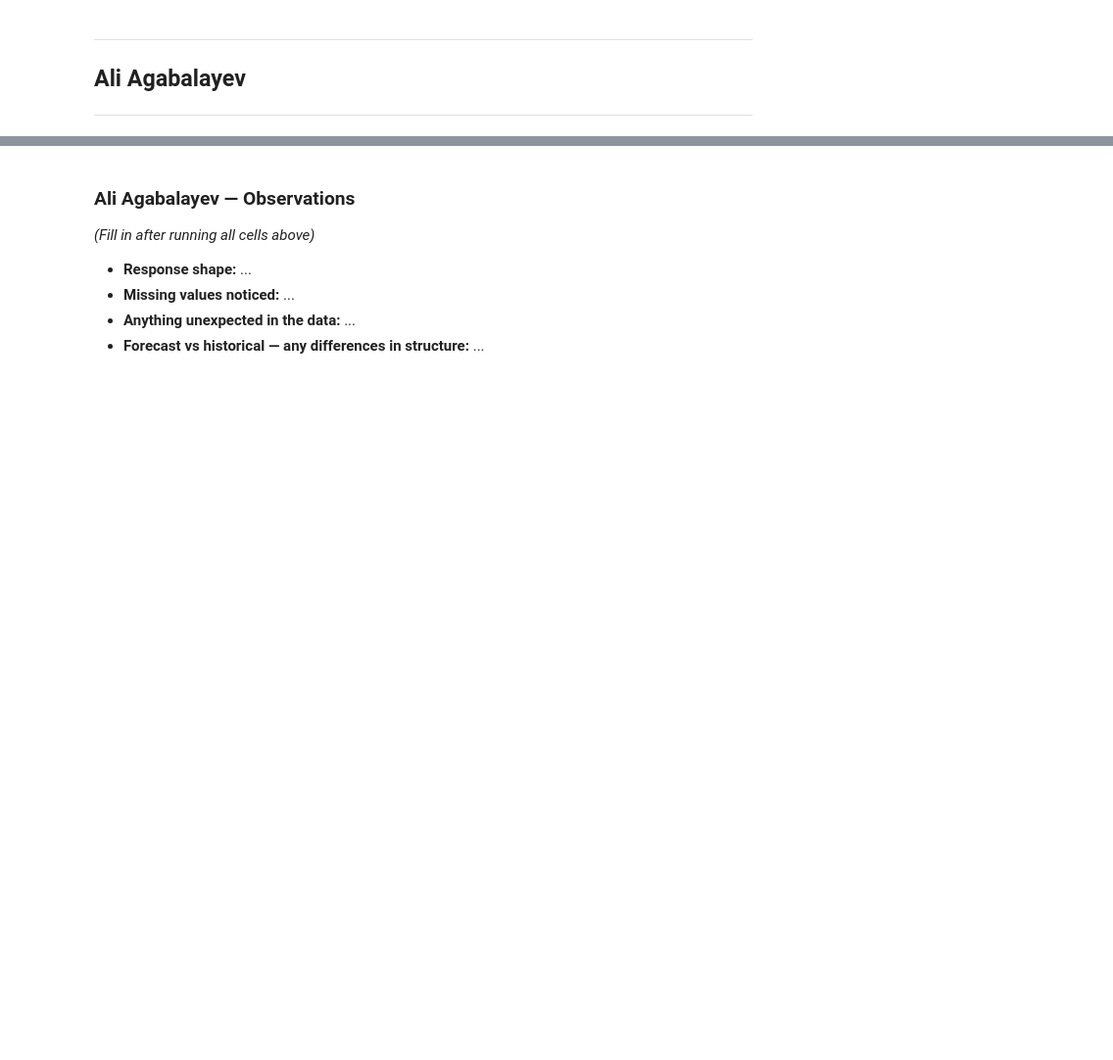
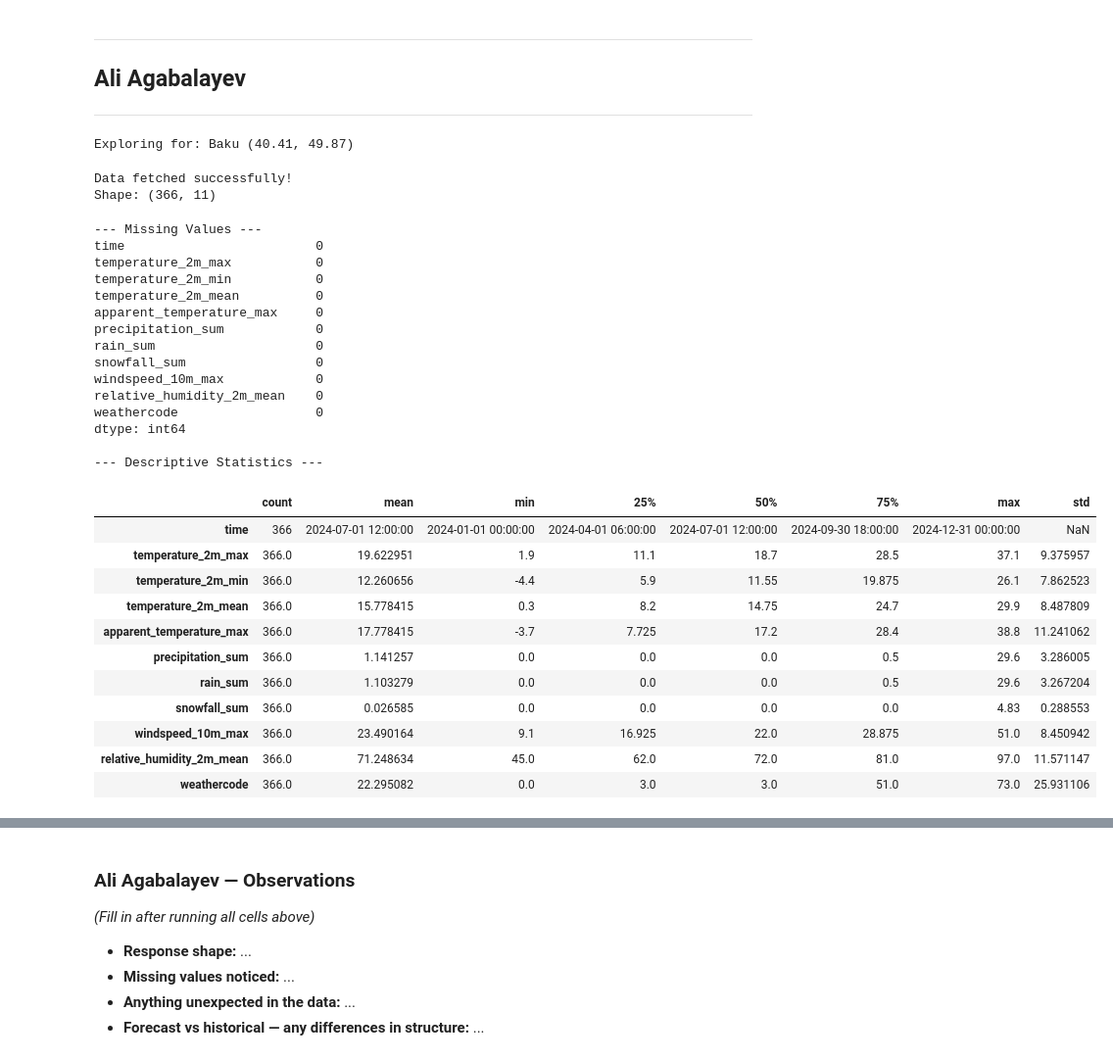
Before and after one commit to AliAgabalayev/Baku-Sentinel-Advanced-Flash-Flood-Forecasting-System, a Jupyter notebook: notebooks/day_01_exploration.ipynb, the cells around one changed output, grey strips where cells are left out. Shown at 98% size. Drawn from its saved outputs; the diff is of its cells as text; code cells hidden in the pictures; blank space fills up the shorter version.

```diff
--- a/notebooks/day_01_exploration.ipynb
+++ b/notebooks/day_01_exploration.ipynb
@@ -14,3 +14,47 @@
 ---
 ## Ali Agabalayev
 ---
+# %%
+import sys
+import os
+import requests
+import pandas as pd
+import matplotlib.pyplot as plt
+import seaborn as sns
+
+# Add project root to sys.path to import src
+sys.path.append(os.path.abspath(".."))
+
+from src.config import DAILY_VARIABLES, HISTORICAL_URL, CITIES
+
+# --- Configuration ---
+CITY_NAME = "Baku"
+CITY_DATA = next(city for city in CITIES if city["name"] == CITY_NAME)
+LATITUDE = CITY_DATA["latitude"]
+LONGITUDE = CITY_DATA["longitude"]
+
+print(f"Exploring for: {CITY_NAME} ({LATITUDE}, {LONGITUDE})")
+# %% [output]
+Exploring for: Baku (40.41, 49.87)
+# %%
+params = {
+    "latitude": LATITUDE,
+    "longitude": LONGITUDE,
+    "start_date": "2024-01-01",
+    "end_date": "2024-12-31",
+    "daily": ",".join(DAILY_VARIABLES),
+    "timezone": "auto",
+}
+
+response = requests.get(HISTORICAL_URL, params=params)
+if response.status_code == 200:
+    data = response.json()
+    df = pd.DataFrame(data["daily"])
+    df["time"] = pd.to_datetime(df["time"])
+    print(f"Shape: {df.shape}")
+else:
+    print(f"Error: {response.status_code}")
+    print(response.text)
+# %% [output]
+Data fetched successfully!
+Shape: (366, 11)
@@ -16,0 +63,30 @@
+# %%
+df.describe()
+# %% [output]
+--- Missing Values ---
+time                         0
+temperature_2m_max           0
+temperature_2m_min           0
+temperature_2m_mean          0
+apparent_temperature_max     0
+precipitation_sum            0
+rain_sum                     0
+snowfall_sum                 0
+windspeed_10m_max            0
+relative_humidity_2m_mean    0
+weathercode                  0
+dtype: int64
+
+--- Descriptive Statistics ---
+|  | count | mean | min | 25% | 50% | 75% | max | std |
+| time | 366 | 2024-07-01 12:00:00 | 2024-01-01 00:00:00 | 2024-04-01 06:00:00 | 2024-07-01 12:00:00 | 2024-09-30 18:00:00 | 2024-12-31 00:00:00 | NaN |
+| temperature_2m_max | 366.0 | 19.622951 | 1.9 | 11.1 | 18.7 | 28.5 | 37.1 | 9.375957 |
+| temperature_2m_min | 366.0 | 12.260656 | -4.4 | 5.9 | 11.55 | 19.875 | 26.1 | 7.862523 |
+| temperature_2m_mean | 366.0 | 15.778415 | 0.3 | 8.2 | 14.75 | 24.7 | 29.9 | 8.487809 |
+| apparent_temperature_max | 366.0 | 17.778415 | -3.7 | 7.725 | 17.2 | 28.4 | 38.8 | 11.241062 |
+| precipitation_sum | 366.0 | 1.141257 | 0.0 | 0.0 | 0.0 | 0.5 | 29.6 | 3.286005 |
+| rain_sum | 366.0 | 1.103279 | 0.0 | 0.0 | 0.0 | 0.5 | 29.6 | 3.267204 |
+| snowfall_sum | 366.0 | 0.026585 | 0.0 | 0.0 | 0.0 | 0.0 | 4.83 | 0.288553 |
+| windspeed_10m_max | 366.0 | 23.490164 | 9.1 | 16.925 | 22.0 | 28.875 | 51.0 | 8.450942 |
+| relative_humidity_2m_mean | 366.0 | 71.248634 | 45.0 | 62.0 | 72.0 | 81.0 | 97.0 | 11.571147 |
+| weathercode | 366.0 | 22.295082 | 0.0 | 3.0 | 3.0 | 51.0 | 73.0 | 25.931106 |
```
Also changed, not shown: parts of 2 cells of this notebook.
